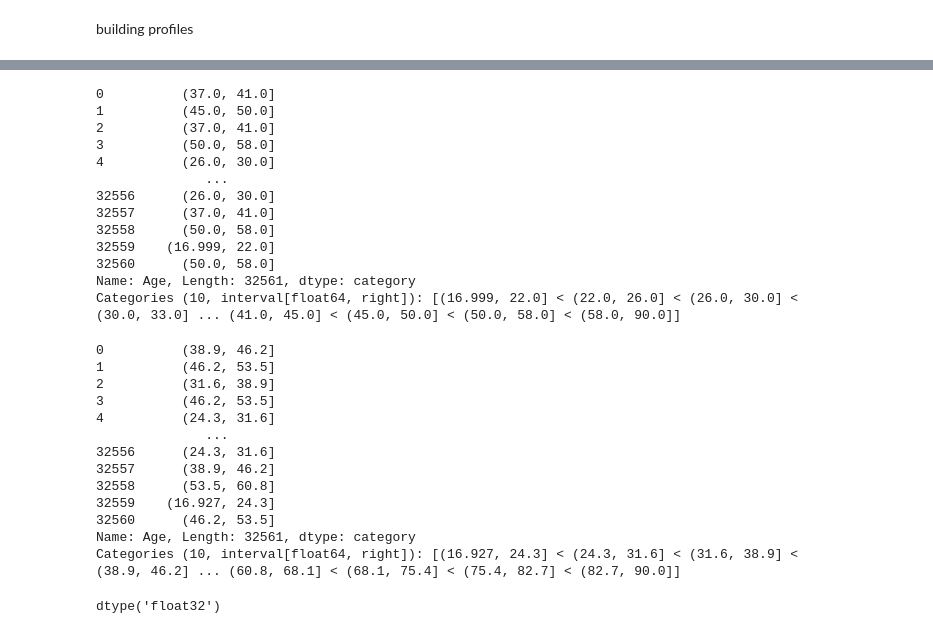
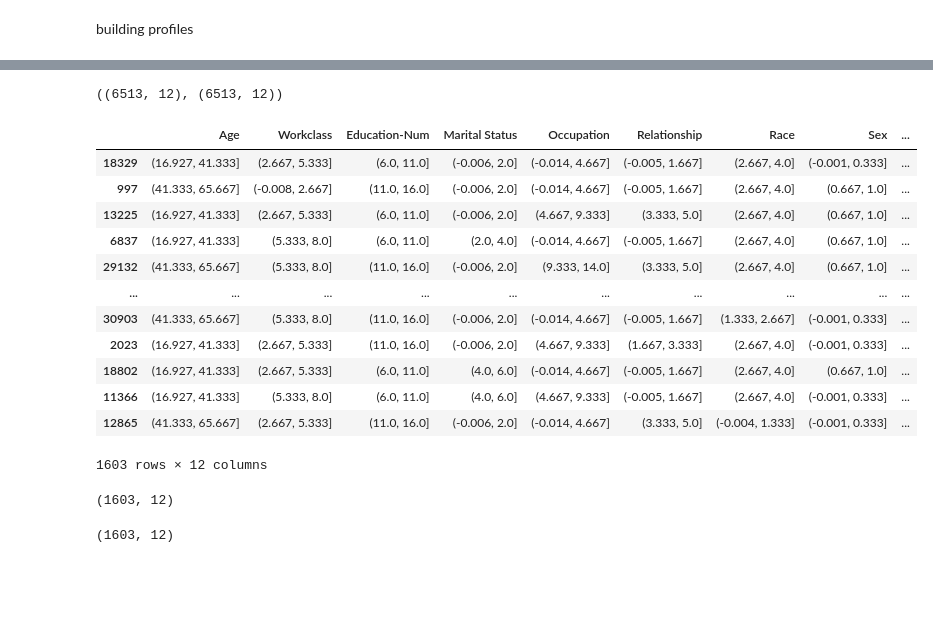
Before and after one commit to simonjisu/FeatureInteractionTree, a Jupyter notebook: notebooks/TestNotebook.ipynb, the cells around one changed output, grey strips where cells are left out. Saved outputs shown, nothing was run; the diff lists cells and outputs as text; code cells hidden in the pictures; blank space fills up the shorter version.

```diff
--- a/notebooks/TestNotebook.ipynb
+++ b/notebooks/TestNotebook.ipynb
@@ -572,37 +642,31 @@ sns.histplot(x=X['Age'], hue=profiles['Age']['profile'])
 # %%
-pd.qcut(X['Age'], q=10, duplicates='drop')
+df_profiles = pd.concat([profiles[c]['profile'] for c in X.columns], axis=1)
-# %% [output]
-0          (37.0, 41.0]
-1          (45.0, 50.0]
-2          (37.0, 41.0]
-3          (50.0, 58.0]
-4          (26.0, 30.0]
-              ...
-32556      (26.0, 30.0]
-32557      (37.0, 41.0]
-32558      (50.0, 58.0]
-32559    (16.999, 22.0]
-32560      (50.0, 58.0]
-Name: Age, Length: 32561, dtype: category
-Categories (10, interval[float64, right]): [(16.999, 22.0] < (22.0, 26.0] < (26.0, 30.0] < (30.0, 33.0] ... (41.0, 45.0] < (45.0, 50.0] < (50.0, 58.0] < (58.0, 90.0]]
-# %%
-pd.cut(X['Age'], bins=10, duplicates='drop')
-# %% [output]
-0          (38.9, 46.2]
-1          (46.2, 53.5]
-2          (31.6, 38.9]
-3          (46.2, 53.5]
-4          (24.3, 31.6]
-              ...
-32556      (24.3, 31.6]
-32557      (38.9, 46.2]
-32558      (53.5, 60.8]
-32559    (16.927, 24.3]
-32560      (46.2, 53.5]
-Name: Age, Length: 32561, dtype: category
-Categories (10, interval[float64, right]): [(16.927, 24.3] < (24.3, 31.6] < (31.6, 38.9] < (38.9, 46.2] ... (60.8, 68.1] < (68.1, 75.4] < (75.4, 82.7] < (82.7, 90.0]]
-# %%
-profiles = {}
-for c in
-# %% [output]
-dtype('float32')
+# %%
+shap_values.shape, df_profiles.shape
+# %% [output]
+((6513, 12), (6513, 12))
+# %%
+df_profiles.drop_duplicates()
+# %% [output]
+|  | Age | Workclass | Education-Num | Marital Status | Occupation | Relationship | Race | Sex | ... |
+| 18329 | (16.927, 41.333] | (2.667, 5.333] | (6.0, 11.0] | (-0.006, 2.0] | (-0.014, 4.667] | (-0.005, 1.667] | (2.667, 4.0] | (-0.001, 0.333] | ... |
+| 997 | (41.333, 65.667] | (-0.008, 2.667] | (11.0, 16.0] | (-0.006, 2.0] | (-0.014, 4.667] | (-0.005, 1.667] | (2.667, 4.0] | (0.667, 1.0] | ... |
+| 13225 | (16.927, 41.333] | (2.667, 5.333] | (6.0, 11.0] | (-0.006, 2.0] | (4.667, 9.333] | (3.333, 5.0] | (2.667, 4.0] | (0.667, 1.0] | ... |
+| 6837 | (16.927, 41.333] | (5.333, 8.0] | (6.0, 11.0] | (2.0, 4.0] | (-0.014, 4.667] | (-0.005, 1.667] | (2.667, 4.0] | (0.667, 1.0] | ... |
+| 29132 | (41.333, 65.667] | (5.333, 8.0] | (11.0, 16.0] | (-0.006, 2.0] | (9.333, 14.0] | (3.333, 5.0] | (2.667, 4.0] | (0.667, 1.0] | ... |
+| ... | ... | ... | ... | ... | ... | ... | ... | ... | ... |
+| 30903 | (41.333, 65.667] | (5.333, 8.0] | (11.0, 16.0] | (-0.006, 2.0] | (-0.014, 4.667] | (-0.005, 1.667] | (1.333, 2.667] | (-0.001, 0.333] | ... |
+| 2023 | (16.927, 41.333] | (2.667, 5.333] | (11.0, 16.0] | (-0.006, 2.0] | (4.667, 9.333] | (1.667, 3.333] | (2.667, 4.0] | (-0.001, 0.333] | ... |
+| 18802 | (16.927, 41.333] | (2.667, 5.333] | (6.0, 11.0] | (4.0, 6.0] | (-0.014, 4.667] | (-0.005, 1.667] | (2.667, 4.0] | (0.667, 1.0] | ... |
+| 11366 | (16.927, 41.333] | (5.333, 8.0] | (6.0, 11.0] | (4.0, 6.0] | (4.667, 9.333] | (-0.005, 1.667] | (2.667, 4.0] | (-0.001, 0.333] | ... |
+| 12865 | (41.333, 65.667] | (2.667, 5.333] | (11.0, 16.0] | (-0.006, 2.0] | (-0.014, 4.667] | (3.333, 5.0] | (-0.004, 1.333] | (-0.001, 0.333] | ... |
+1603 rows × 12 columns
+# %%
+unique_profiles = df_profiles.drop_duplicates()
+unique_profiles.shape
+# %% [output]
+(1603, 12)
+# %%
+unique_profiles
+# %% [output]
+(1603, 12)
```
Also changed, not shown: parts of 11 cells of this notebook, 2 other files.
